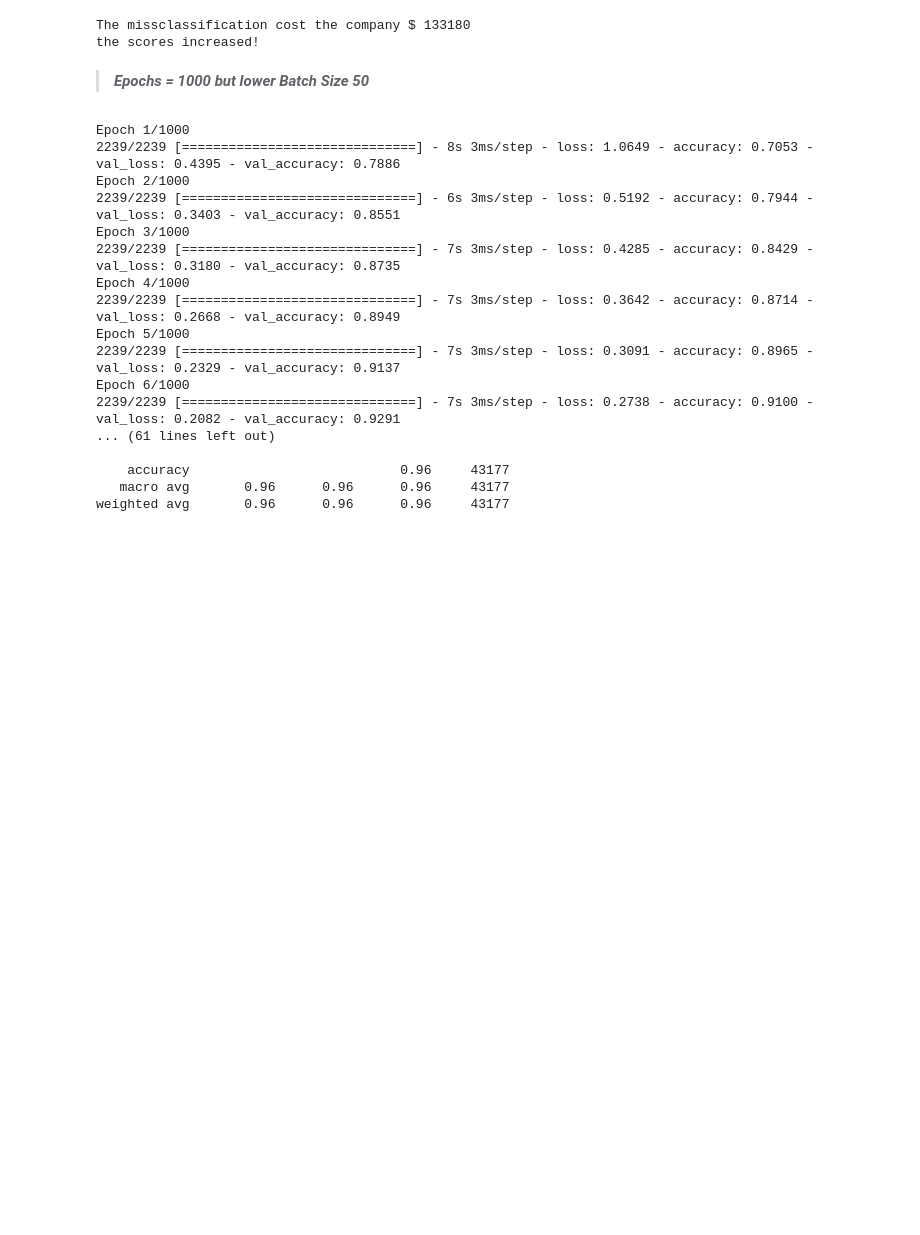
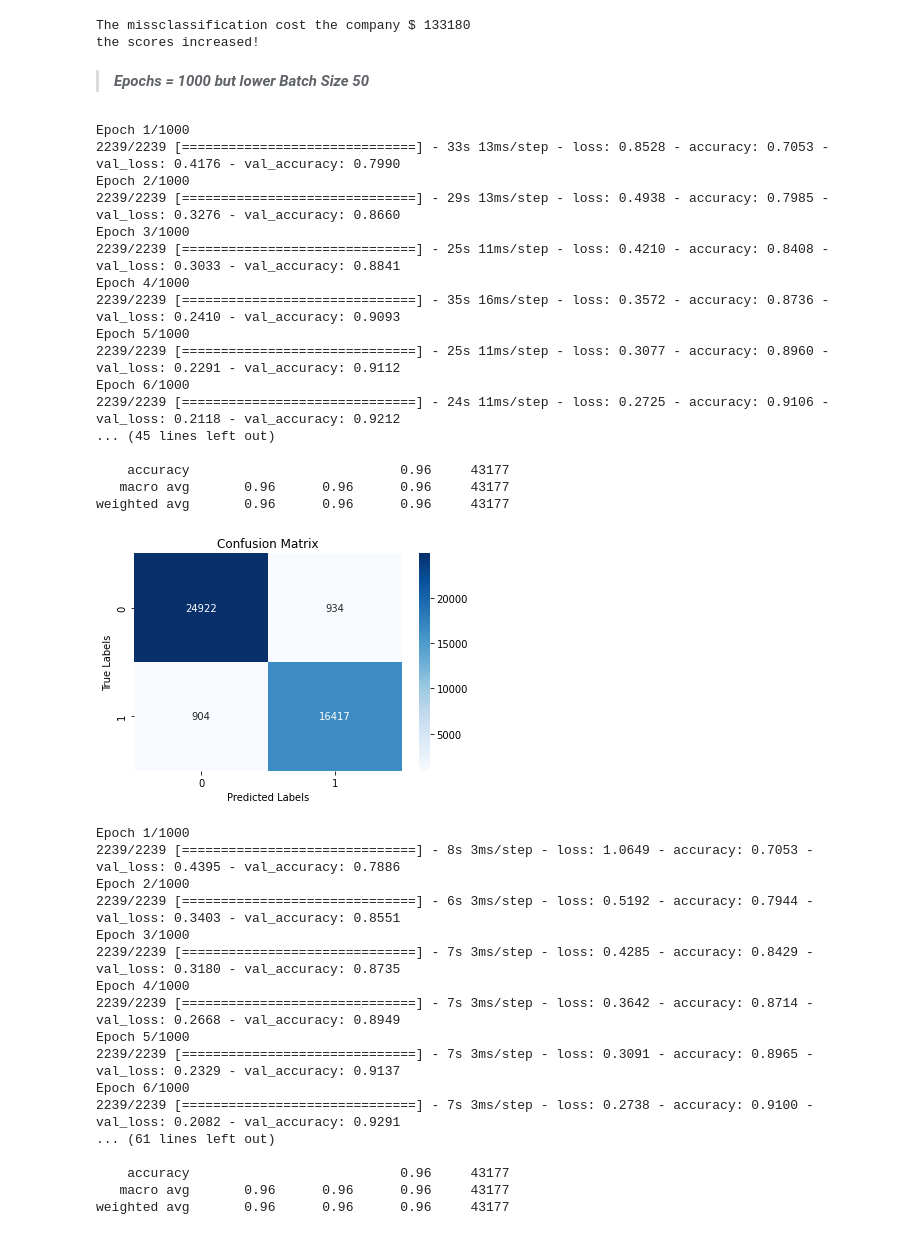
Before and after one commit to lauraah10/QW-Projects, a Jupyter notebook: QW_FinalProject_NN.ipynb, the cells around one changed output. Saved outputs shown, nothing was run; the diff lists cells and outputs as text; code cells hidden in the pictures; blank space fills up the shorter version.

```diff
--- a/QW_FinalProject_NN.ipynb
+++ b/QW_FinalProject_NN.ipynb
@@ -1046,8 +1086,63 @@ print("the scores increased!")
 # %% [output]
 The missclassification cost the company $ 133180
 the scores increased!
-# %% [markdown]
-> ***Epochs = 1000 but lower Batch Size 50***
+# %% [markdown]
+> ***Epochs = 1000 but lower Batch Size 50***
+# %%
+from tensorflow.keras.callbacks import EarlyStopping
+safety=EarlyStopping(monitor="val_loss",patience=3,min_delta=0.001,mode='auto',restore_best_weights=True)
+
+model_scStopEarly=tf.keras.Sequential()
+model_scStopEarly.add(layers.Dense(100,activation='relu'))
+model_scStopEarly.add(layers.Dense(50,activation='relu'))
+model_scStopEarly.add(layers.Dropout(.3))
+model_scStopEarly.add(layers.Dense(30,activation='relu'))
+model_scStopEarly.add(layers.Dense(1,activation='sigmoid'))
+
+model_scStopEarly.compile(optimizer=tf.keras.optimizers.Adam(),
+                loss=tf.keras.losses.binary_crossentropy,
+                 metrics=['accuracy'])
+
+model_scStopEarly.fit(X_train, y_train, epochs=1000, validation_data=(X_val,y_val),batch_size=50, callbacks=[safety], class_weight=class_weights)
+
+y_pred_es = model_scStopEarly.predict(X_test_1)
+y_pred_binary_es = (y_pred_es > 0.5).astype(int)
+accuracy_es = accuracy_score(y_test_1, y_pred_binary_es)
+accuracy_es
+
+from sklearn.metrics import f1_score
+print("The F1 score is: ", f1_score(y_test_1, y_pred_binary_es))
+print("The Accuracy score is: ", accuracy_score(y_test_1, y_pred_binary_es))
+
+from sklearn.metrics import ConfusionMatrixDisplay, classification_report
+print(classification_report(y_test_1,y_pred_binary_es))
+
+cm=confusion_matrix(y_test_1, y_pred_binary_es)
+plt.figure(figsize=(6, 4))
+sns.heatmap(cm, annot=True, cmap='Blues', fmt='d', xticklabels=class_names, yticklabels=class_names)
+plt.xlabel('Predicted Labels')
+plt.ylabel('True Labels')
+plt.title('Confusion Matrix')
+plt.show()
+# %% [output]
+Epoch 1/1000
+2239/2239 [==============================] - 33s 13ms/step - loss: 0.8528 - accuracy: 0.7053 - val_loss: 0.4176 - val_accuracy: 0.7990
+Epoch 2/1000
+2239/2239 [==============================] - 29s 13ms/step - loss: 0.4938 - accuracy: 0.7985 - val_loss: 0.3276 - val_accuracy: 0.8660
+Epoch 3/1000
+2239/2239 [==============================] - 25s 11ms/step - loss: 0.4210 - accuracy: 0.8408 - val_loss: 0.3033 - val_accuracy: 0.8841
+Epoch 4/1000
+2239/2239 [==============================] - 35s 16ms/step - loss: 0.3572 - accuracy: 0.8736 - val_loss: 0.2410 - val_accuracy: 0.9093
+Epoch 5/1000
+2239/2239 [==============================] - 25s 11ms/step - loss: 0.3077 - accuracy: 0.8960 - val_loss: 0.2291 - val_accuracy: 0.9112
+Epoch 6/1000
+2239/2239 [==============================] - 24s 11ms/step - loss: 0.2725 - accuracy: 0.9106 - val_loss: 0.2118 - val_accuracy: 0.9212
+... (45 lines left out)
+
+    accuracy                           0.96     43177
+   macro avg       0.96      0.96      0.96     43177
+weighted avg       0.96      0.96      0.96     43177
+[figure, added]
 # %%
 from tensorflow.keras.callbacks import EarlyStopping
 safety=EarlyStopping(monitor="val_loss",patience=3,min_delta=0.001,mode='auto',restore_best_weights=True)
```
Also changed, not shown: parts of 91 cells of this notebook.
